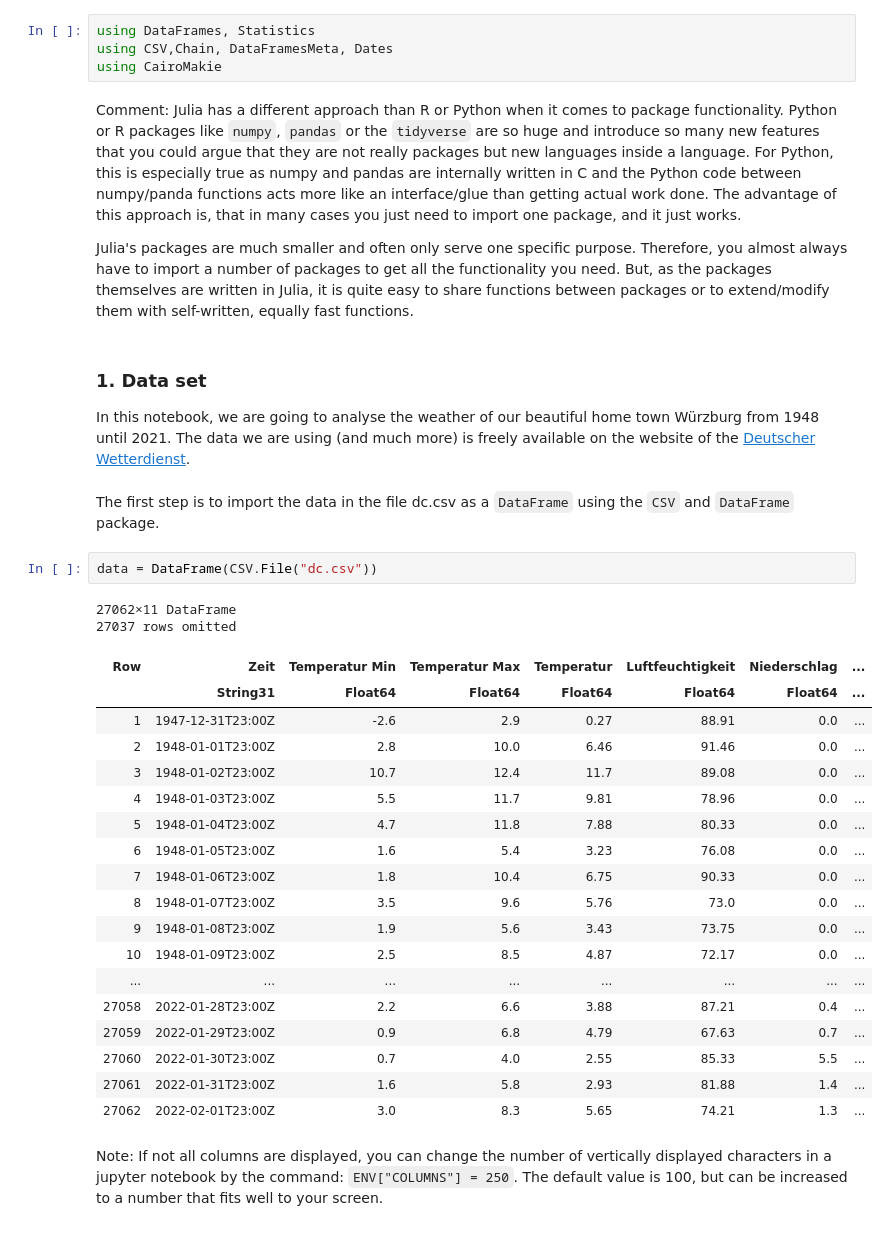
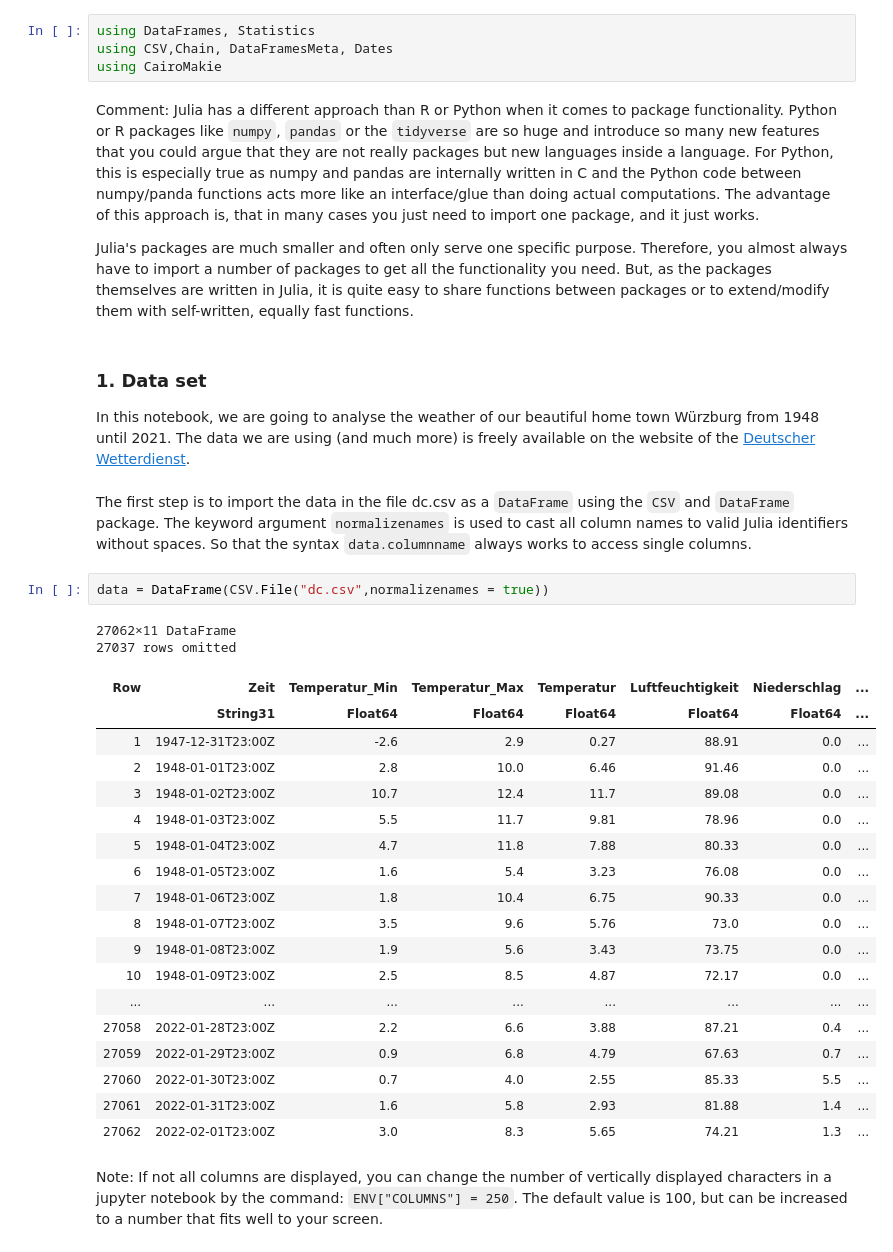
Before and after one commit to AndreasKuhn-ak/WS2022_Julia, a Jupyter notebook: Part_8_Data_Analysis/Julia_Data_Analysis.ipynb, the cells around one changed output. Cells and saved outputs as stored; diff of their text form.

```diff
--- a/Part_8_Data_Analysis/Julia_Data_Analysis.ipynb
+++ b/Part_8_Data_Analysis/Julia_Data_Analysis.ipynb
@@ -23,7 +23,7 @@ using DataFrames, Statistics
 using CSV,Chain, DataFramesMeta, Dates
 using CairoMakie
 # %% [markdown]
-Comment: Julia has a different approach than R or Python when it comes to package functionality.  Python or R packages like `numpy`, `pandas` or the `tidyverse` are so huge and introduce so many new features that you could argue that they are not really packages but new languages inside a language. For Python, this is especially true as numpy and pandas are internally written in C and the Python code between numpy/panda functions acts more like an interface/glue than getting actual work done. The advantage of this approach is, that in many cases you just need to import one package, and it just works.
+Comment: Julia has a different approach than R or Python when it comes to package functionality.  Python or R packages like `numpy`, `pandas` or the `tidyverse` are so huge and introduce so many new features that you could argue that they are not really packages but new languages inside a language. For Python, this is especially true as numpy and pandas are internally written in C and the Python code between numpy/panda functions acts more like an interface/glue than doing actual computations. The advantage of this approach is, that in many cases you just need to import one package, and it just works.
 
 Julia's packages are much smaller and often only serve one specific purpose. Therefore, you almost always have to import a number of packages to get all the functionality you need. But, as the packages themselves are written in Julia, it is quite easy to share functions between packages or to extend/modify them with self-written, equally fast functions.
 # %% [markdown]
@@ -31,13 +31,13 @@ Julia's packages are much smaller and often only serve one specific purpose. The
 
 In this notebook, we are going to analyse the weather of our beautiful home town Würzburg from 1948 until 2021. The data we are using (and much more) is freely available on the website of the [Deutscher Wetterdienst](https://cdc.dwd.de/portal/).
 # %% [markdown]
-The first step is to import the data in the file dc.csv as a `DataFrame` using the `CSV` and `DataFrame` package.
+The first step is to import the data in the file dc.csv as a `DataFrame` using the `CSV` and `DataFrame` package. The keyword argument `normalizenames` is used to cast all column names to valid Julia identifiers without spaces. So that the syntax `data.columnname` always works to access single columns.
 # %%
-data = DataFrame(CSV.File("dc.csv"))
+data = DataFrame(CSV.File("dc.csv",normalizenames = true))
 # %% [output]
 27062×11 DataFrame
 27037 rows omitted
-| Row | Zeit | Temperatur Min | Temperatur Max | Temperatur | Luftfeuchtigkeit | Niederschlag | ... |
+| Row | Zeit | Temperatur_Min | Temperatur_Max | Temperatur | Luftfeuchtigkeit | Niederschlag | ... |
 |  | String31 | Float64 | Float64 | Float64 | Float64 | Float64 | ... |
 | 1 | 1947-12-31T23:00Z | -2.6 | 2.9 | 0.27 | 88.91 | 0.0 | ... |
 | 2 | 1948-01-01T23:00Z | 2.8 | 10.0 | 6.46 | 91.46 | 0.0 | ... |
```
Also changed, not shown: parts of 25 cells of this notebook, 10 other files.
